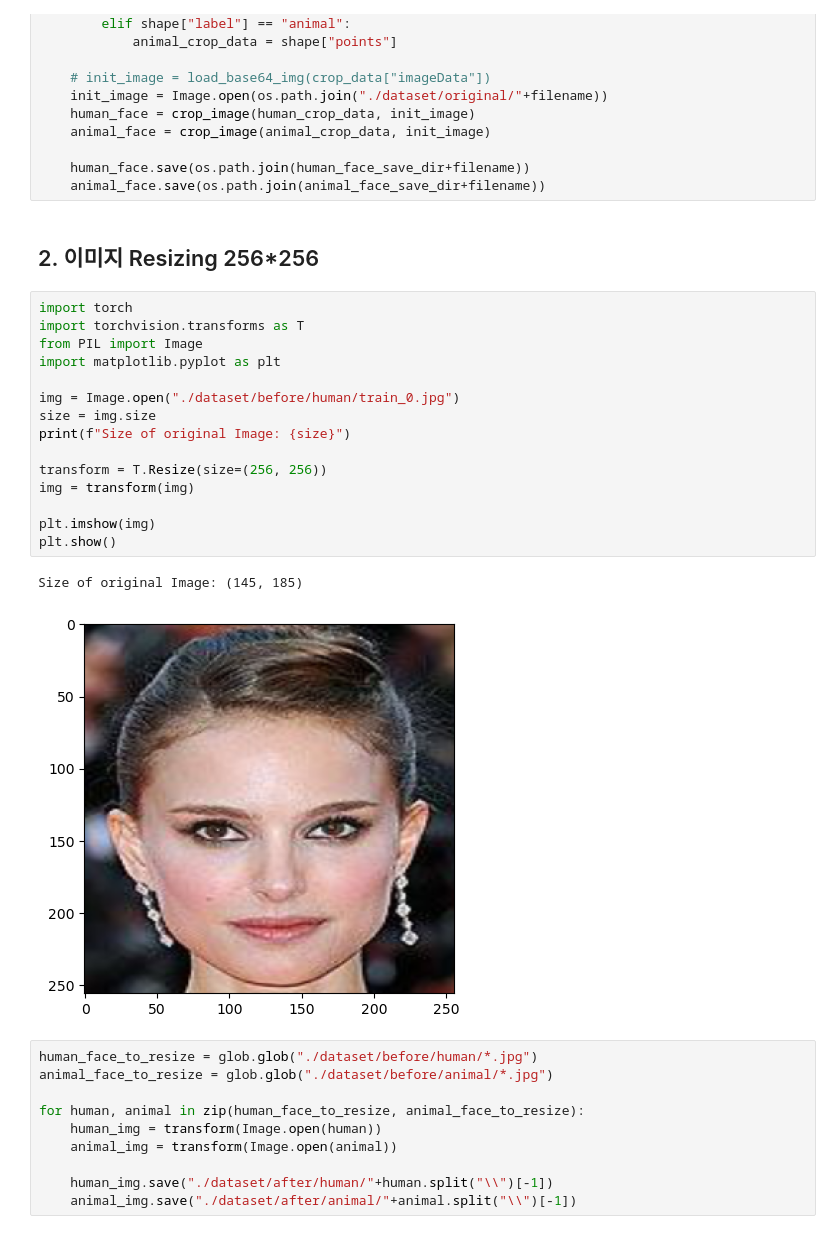
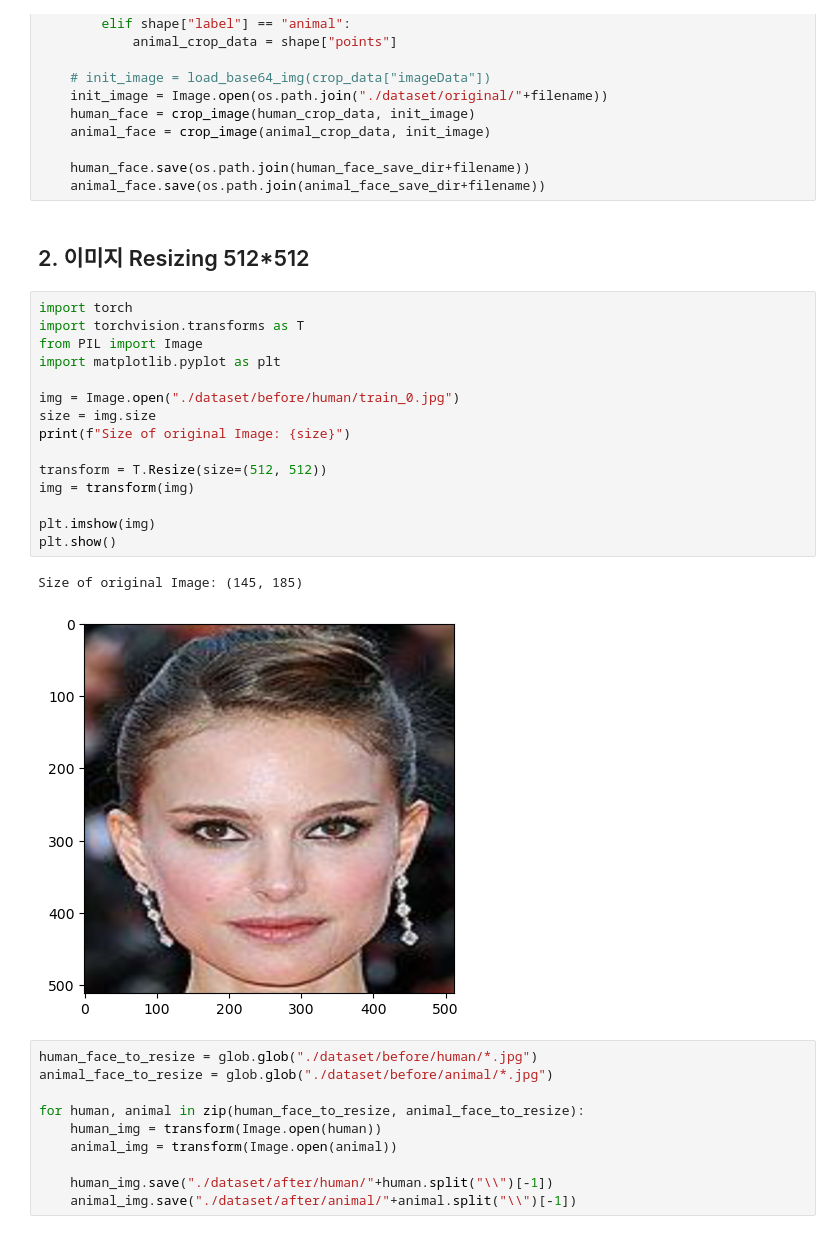
Before and after one commit to yoonhero/resemble_gan, a Jupyter notebook: image_processing.ipynb, the cells around one changed output. Cells and saved outputs as stored; diff of their text form.

```diff
--- a/image_processing.ipynb
+++ b/image_processing.ipynb
@@ -154,25 +154,25 @@ for result in processeing_results:
     human_face.save(os.path.join(human_face_save_dir+filename))
     animal_face.save(os.path.join(animal_face_save_dir+filename))
 # %% [markdown]
-## 2. 이미지 Resizing 256*256
+## 2. 이미지 Resizing 512*512
 # %%
 import torch
 import torchvision.transforms as T
 from PIL import Image
 import matplotlib.pyplot as plt
 
 img = Image.open("./dataset/before/human/train_0.jpg")
 size = img.size
 print(f"Size of original Image: {size}")
 
-transform = T.Resize(size=(256, 256))
+transform = T.Resize(size=(512, 512))
 img = transform(img)
 
 plt.imshow(img)
 plt.show()
 # %% [output]
 Size of original Image: (145, 185)
-[figure, old version]
+[figure, new version]
 # %%
 human_face_to_resize = glob.glob("./dataset/before/human/*.jpg")
 animal_face_to_resize = glob.glob("./dataset/before/animal/*.jpg")
```
Also changed, not shown: 2 other files.
